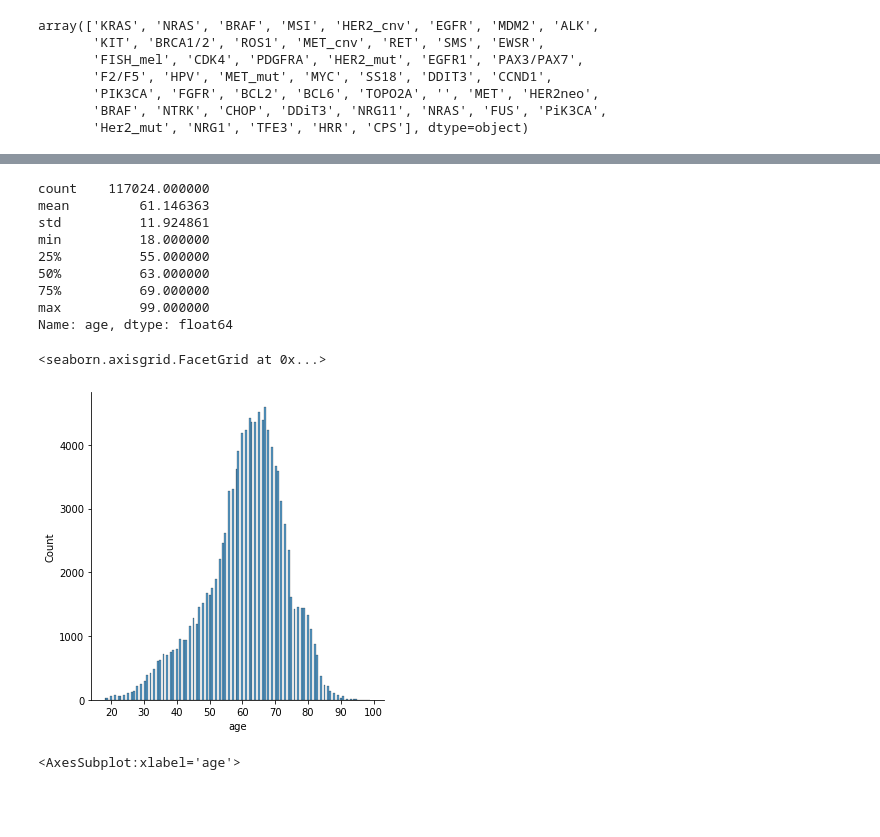
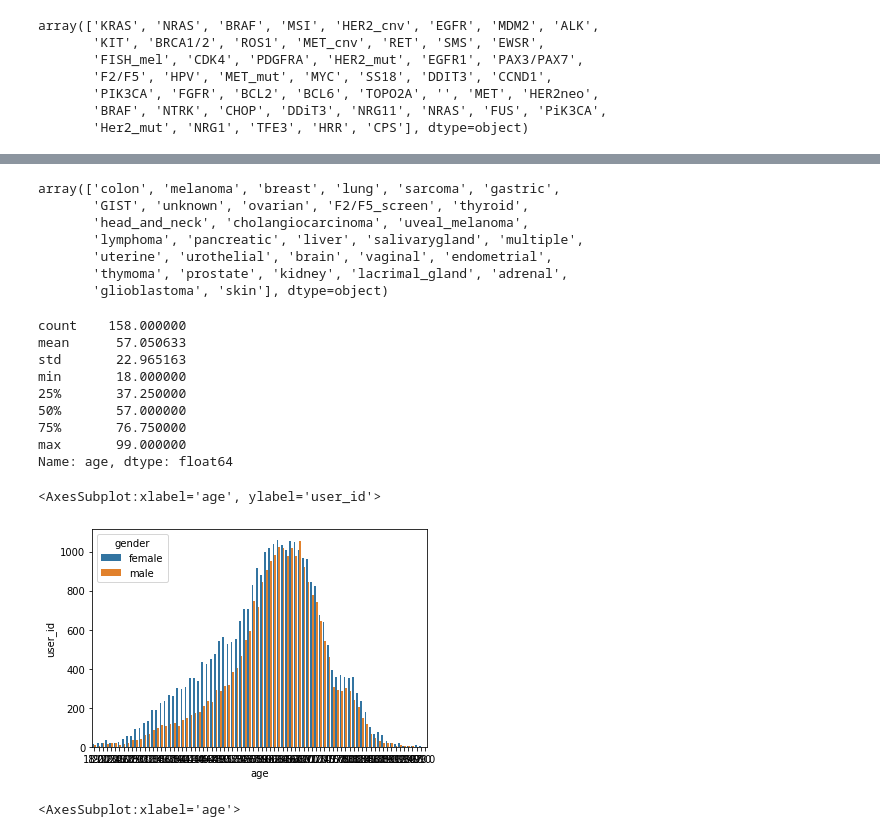
Before and after one commit to farnezola/lab_analytics, a Jupyter notebook: lab_analytics_2015_2021.ipynb, the cells around one changed output, grey strips where cells are left out. Drawn from its saved outputs; the diff is of its cells as text; code cells hidden in the pictures; blank space fills up the shorter version.

```diff
--- a/lab_analytics_2015_2021.ipynb
+++ b/lab_analytics_2015_2021.ipynb
@@ -72,26 +89,43 @@ array(['KRAS', 'NRAS', 'BRAF', 'MSI', 'HER2_cnv', 'EGFR', 'MDM2', 'ALK',
+# %%
+# make corrections in diagnoses names
+
+
+df['diagnosis'] = df.diagnosis.replace({'F2/F5screen': 'F2/F5_screen', 'headandneck': 'head_and_neck',
+                                        'uvealmelanoma': 'uveal_melanoma', 'salivary_gland': 'salivary_gland',
+                                        'lacrimalgland': 'lacrimal_gland'})
+
+df.diagnosis.unique()
+# %% [output]
+array(['colon', 'melanoma', 'breast', 'lung', 'sarcoma', 'gastric',
+       'GIST', 'unknown', 'ovarian', 'F2/F5_screen', 'thyroid',
+       'head_and_neck', 'cholangiocarcinoma', 'uveal_melanoma',
+       'lymphoma', 'pancreatic', 'liver', 'salivarygland', 'multiple',
+       'uterine', 'urothelial', 'brain', 'vaginal', 'endometrial',
+       'thymoma', 'prostate', 'kidney', 'lacrimal_gland', 'adrenal',
+       'glioblastoma', 'skin'], dtype=object)
 # %%
 # a quick description of patients' age
 
+df_age = df.query('gender!="unknown"')\
+    .groupby(['age','gender'], as_index=False)\
+    .agg({'user_id': 'nunique'})
 
-df.age.describe()
+df_age.age.describe()
 # %% [output]
-count    117024.000000
-mean         61.146363
-std          11.924861
-min          18.000000
-25%          55.000000
-50%          63.000000
-75%          69.000000
-max          99.000000
+count    158.000000
+mean      57.050633
+std       22.965163
+min       18.000000
+25%       37.250000
+50%       57.000000
+75%       76.750000
+max       99.000000
 Name: age, dtype: float64
-# %%
-# age distribution looks skewed to the right
-
-
-sns.displot(df.age)
-# %% [output]
-<seaborn.axisgrid.FacetGrid at 0x...>
-[figure, removed]
+# %%
+sns.barplot(x='age', y='user_id', hue='gender', data=df_age)
+# %% [output]
+<AxesSubplot:xlabel='age', ylabel='user_id'>
+[figure, added]
 # %%
 sns.boxplot(x = df.age)
 # %% [output]
```
Also changed, not shown: parts of 10 cells of this notebook.
